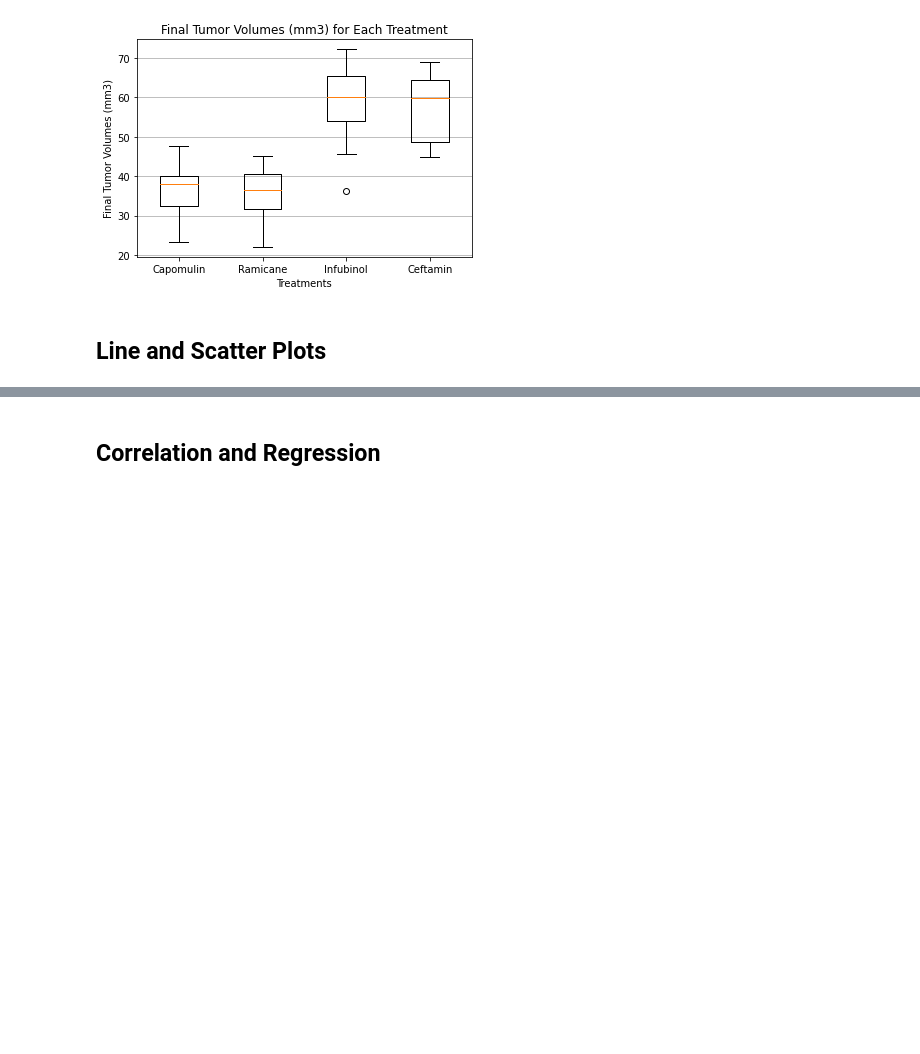
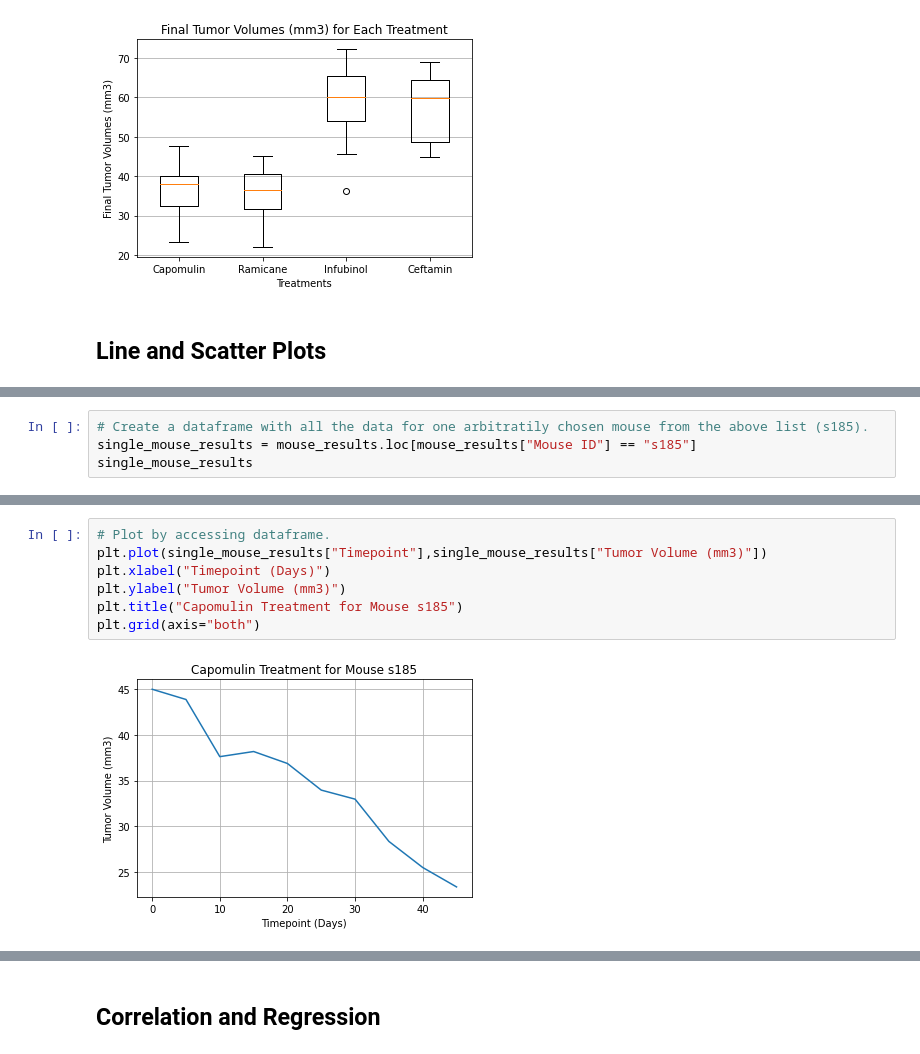
Before and after one commit to geyo/matplotlib-challenge, a Jupyter notebook: Pymaceuticals/pymaceuticals.ipynb, the cells around one changed output, grey strips where cells are left out. Drawn from its saved outputs; the diff is of its cells as text; blank space fills up the shorter version.

```diff
--- a/Pymaceuticals/pymaceuticals.ipynb
+++ b/Pymaceuticals/pymaceuticals.ipynb
@@ -342,0 +348,4 @@ plt.scatter()
+# %%
+# Create a dataframe with all the data for one arbitratily chosen mouse from the above list (s185).
+single_mouse_results = mouse_results.loc[mouse_results["Mouse ID"] == "s185"]
+single_mouse_results
@@ -342,0 +364,9 @@ plt.scatter()
+# %%
+# Plot by accessing dataframe.
+plt.plot(single_mouse_results["Timepoint"],single_mouse_results["Tumor Volume (mm3)"])
+plt.xlabel("Timepoint (Days)")
+plt.ylabel("Tumor Volume (mm3)")
+plt.title("Capomulin Treatment for Mouse s185")
+plt.grid(axis="both")
+# %% [output]
+[figure, added]
```
Also changed, not shown: parts of 10 cells of this notebook.
